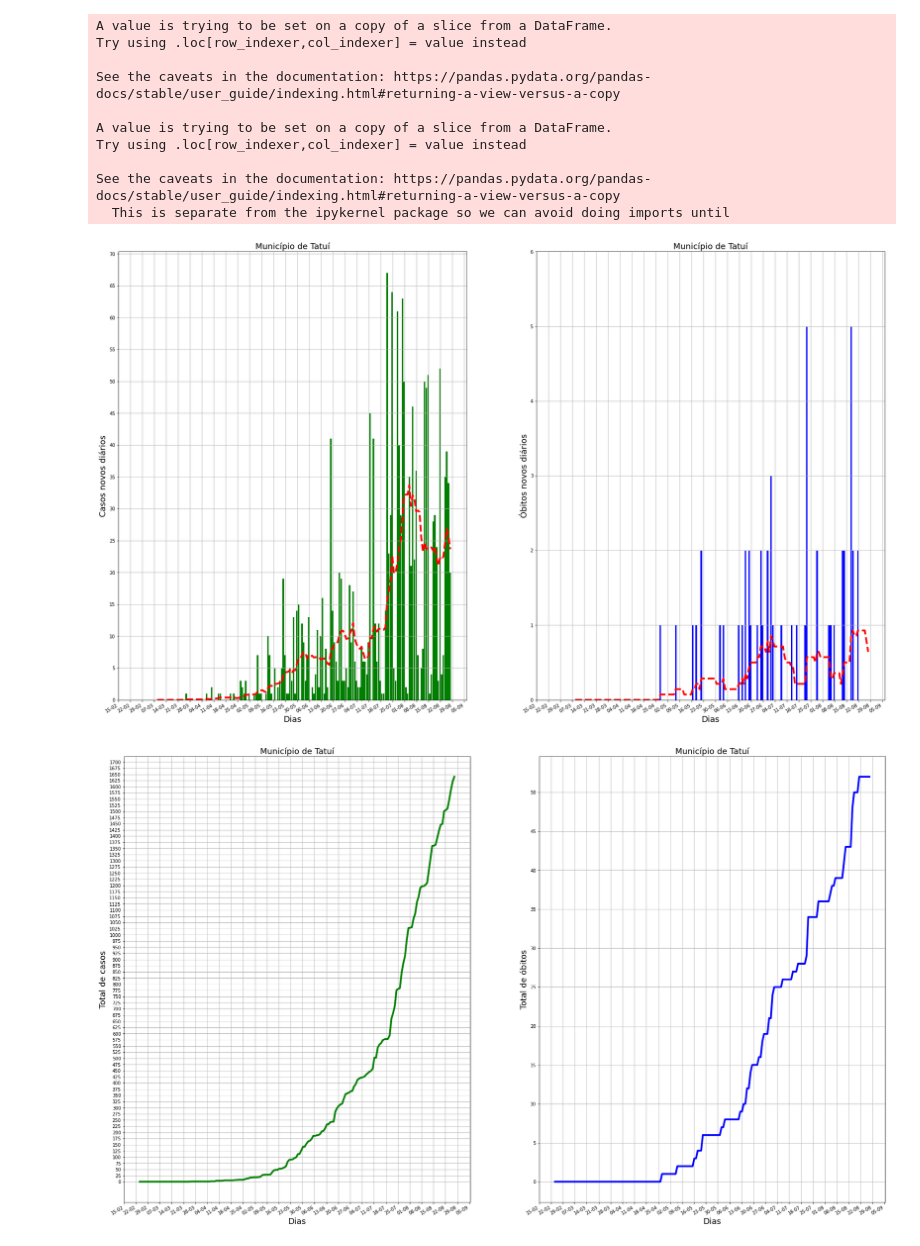
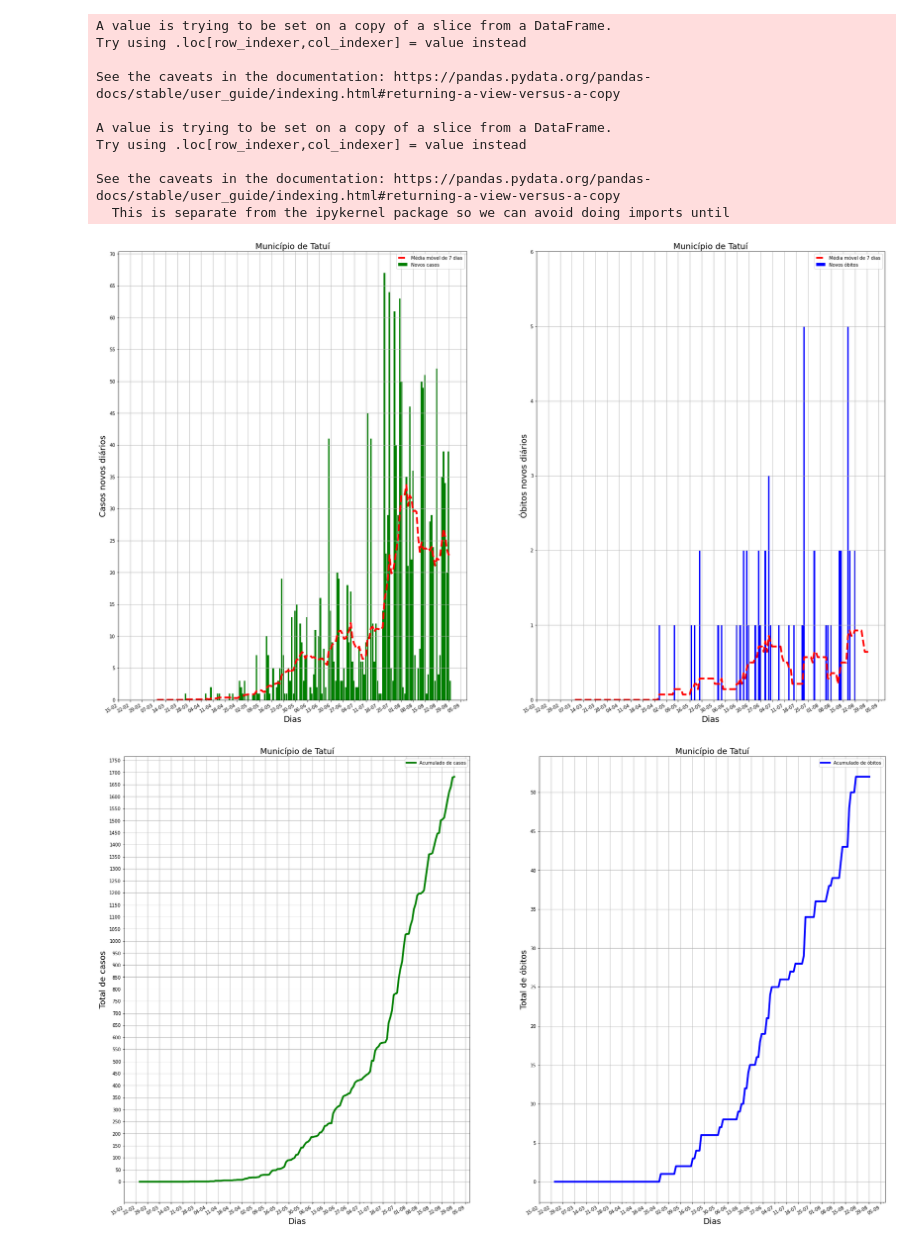
Before and after one commit to gabrielmenezes4/covid19-tatui, a Jupyter notebook: Covid_tracker_Tatui.ipynb, the cells around one changed output. Drawn from its saved outputs; the diff is of its cells as text; code cells hidden in the pictures.

```diff
--- a/Covid_tracker_Tatui.ipynb
+++ b/Covid_tracker_Tatui.ipynb
@@ -129,6 +129,8 @@ a1[0].plot(datas,tatui_data['pandas_SMA_casos_novos'].values,'r',linewidth=4,lin
 a1[0].set_xlabel('Dias', fontsize=18)
 a1[0].set_ylabel('Casos novos diários', fontsize=18)
 a1[0].set_title('Município de Tatuí', fontsize=18)
+a1[0].legend(['Média móvel de 7 dias','Novos casos'])
+
 
 #a1[1].plot(tatui_data['datahora'].values,tatui_data['obitos_novos'].values,'b')
 a1[1].plot(datas,tatui_data['pandas_SMA_obitos_novos'].values,'r',linewidth=4,linestyle='dashed')
@@ -136,6 +138,7 @@ a1[1].bar(datas,tatui_data['obitos_novos'].values, width = 0.9,color='b')
 a1[1].set_xlabel('Dias', fontsize=18)
 a1[1].set_ylabel('Óbitos novos diários', fontsize=18)
 a1[1].set_title('Município de Tatuí', fontsize=18)
+a1[1].legend(['Média móvel de 7 dias','Novos óbitos'])
 
 a1[0].xaxis.set_major_locator(months)
 a1[0].xaxis.set_major_formatter(months_fmt)
@@ -163,38 +166,40 @@ a2[0].plot(datas,tatui_data['casos'].values,'g',linewidth=4)
 a2[0].set_xlabel('Dias', fontsize=18)
 a2[0].set_ylabel('Total de casos', fontsize=18)
 a2[0].set_title('Município de Tatuí', fontsize=18)
+a2[0].legend(['Acumulado de casos'])
 
 a2[1].plot(datas,tatui_data['obitos'].values,'b',linewidth=4)
 a2[1].set_xlabel('Dias', fontsize=18)
 a2[1].set_ylabel('Total de óbitos', fontsize=18)
 a2[1].set_title('Município de Tatuí', fontsize=18)
+a2[1].legend(['Acumulado de óbitos'])
 
 a2[0].xaxis.set_major_locator(months)
 a2[0].xaxis.set_major_formatter(months_fmt)
 a2[0].xaxis.set_minor_locator(days)
 startx, endx = a2[0].get_xlim()
 starty, endy = a2[0].get_ylim()
 a2[0].xaxis.set_ticks(np.arange(startx, endx,7))
-a2[0].yaxis.set_ticks(np.arange(0, endy,25))
+a2[0].yaxis.set_ticks(np.arange(0, endy,50))
 
 a2[1].xaxis.set_major_locator(months)
 a2[1].xaxis.set_major_formatter(months_fmt)
 a2[1].xaxis.set_minor_locator(days)
 startx, endx = a2[1].get_xlim()
 starty, endy = a2[1].get_ylim()
 a2[1].xaxis.set_ticks(np.arange(startx, endx,7))
 a2[1].yaxis.set_ticks(np.arange(0, endy,5))
 
 a2[0].format_xdata = mdates.DateFormatter('%d-%m')
 a2[1].format_xdata = mdates.DateFormatter('%d-%m')
 a1[0].grid()
 a1[1].grid()
 a2[0].grid()
 a2[1].grid()
 fig2.autofmt_xdate()
 
 fig1.savefig('numeros_diarios.png')
 fig2.savefig('numeros_acumulados.png')
 # %% [output]
-[figure, old version]
+[figure, new version]
-[figure, old version]
+[figure, new version]
```
Also changed, not shown: parts of 3 cells of this notebook.
